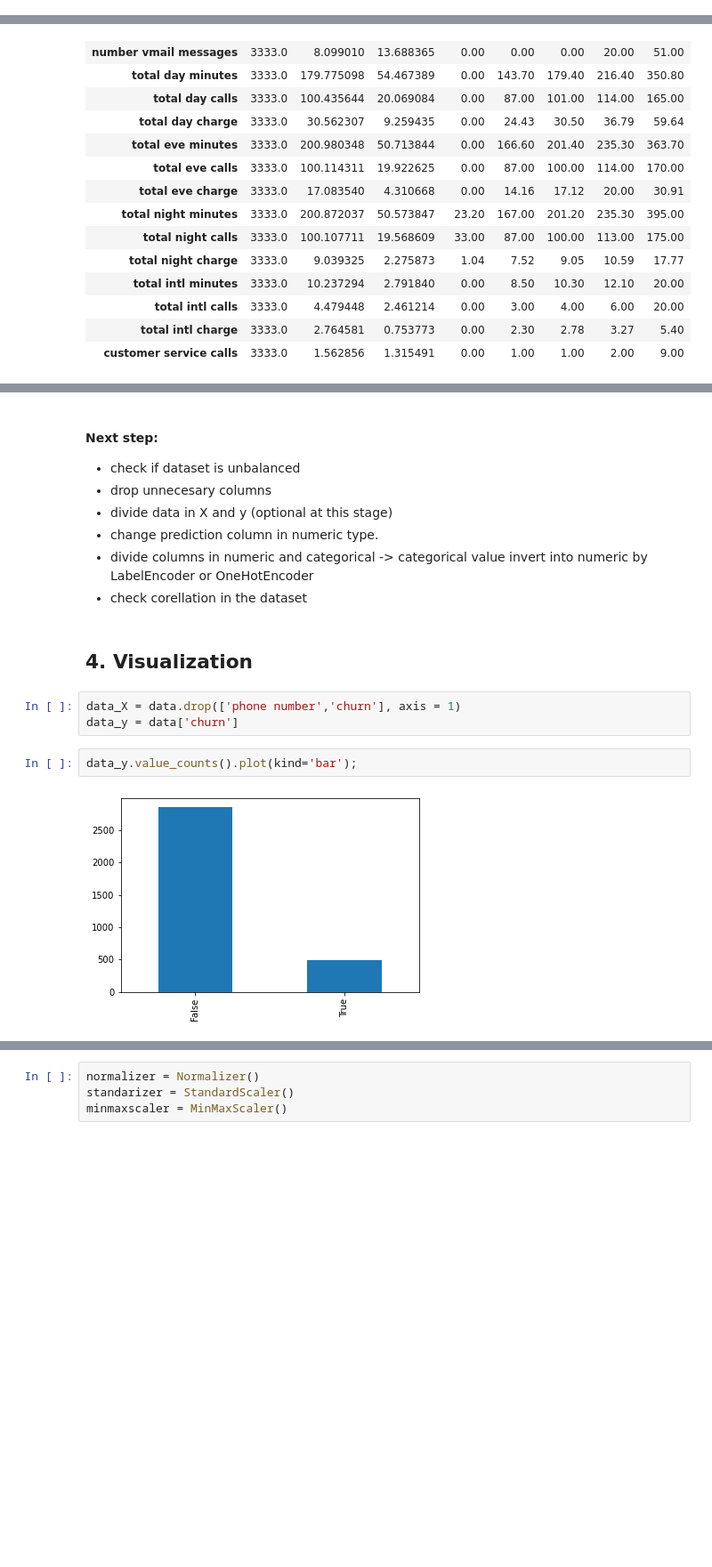
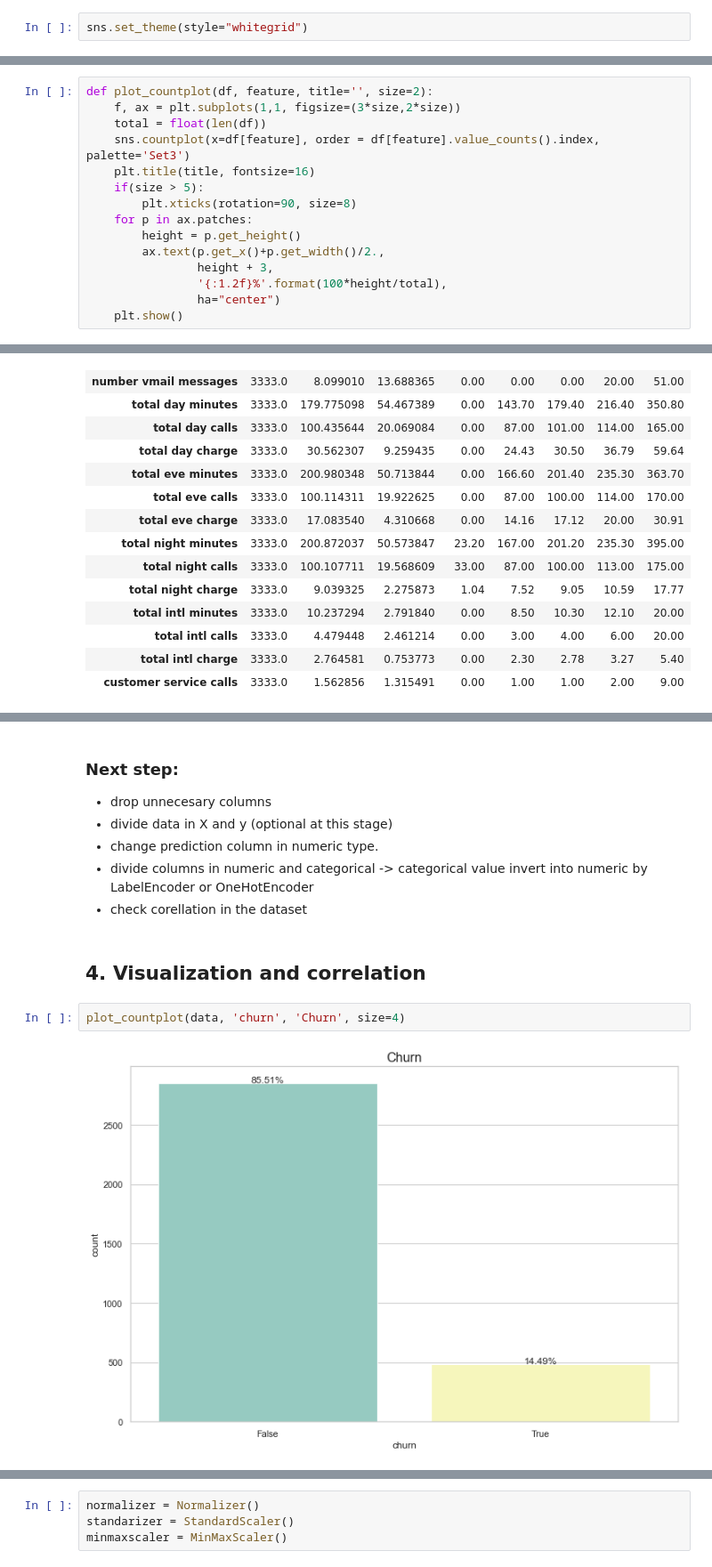
Before and after one commit to Kingakkk/Classification-Problems, a Jupyter notebook: Churn in telco.ipynb, the cells around one changed output, grey strips where cells are left out. Shown at 89% size. Drawn from its saved outputs; the diff is of its cells as text; blank space fills up the shorter version.

```diff
--- a/Churn in telco.ipynb
+++ b/Churn in telco.ipynb
@@ -80 +70,3 @@ data.head()
+# %%
+sns.set_theme(style="whitegrid")
 # %% [markdown]
@@ -332,0 +329,15 @@ def calculate_metrics(target, prediction, average='macro'):
+# %%
+def plot_countplot(df, feature, title='', size=2):
+    f, ax = plt.subplots(1,1, figsize=(3*size,2*size))
+    total = float(len(df))
+    sns.countplot(x=df[feature], order = df[feature].value_counts().index, palette='Set3')
+    plt.title(title, fontsize=16)
+    if(size > 5):
+        plt.xticks(rotation=90, size=8)
+    for p in ax.patches:
+        height = p.get_height()
+        ax.text(p.get_x()+p.get_width()/2.,
+                height + 3,
+                '{:1.2f}%'.format(100*height/total),
+                ha="center")
+    plt.show()
@@ -409,17 +525,13 @@ Columns to delete because they contains only unique value: ['phone number']
 # %% [markdown]
-#### Next step:
-* check if dataset is unbalanced
+### Next step:
 * drop unnecesary columns
 * divide data in X and y (optional at this stage)
 * change prediction column in numeric type.
 * divide columns in numeric and categorical -> categorical value invert into numeric by LabelEncoder or OneHotEncoder
 * check corellation in the dataset
 # %% [markdown]
-## 4. Visualization
+## 4. Visualization and correlation
-# %%
-data_X = data.drop(['phone number','churn'], axis = 1)
-data_y = data['churn']
-# %%
-data_y.value_counts().plot(kind='bar');
-# %% [output]
-[figure, removed]
+# %%
+plot_countplot(data, 'churn', 'Churn', size=4)
+# %% [output]
+[figure, added]
```
Also changed, not shown: parts of 68 cells of this notebook.
